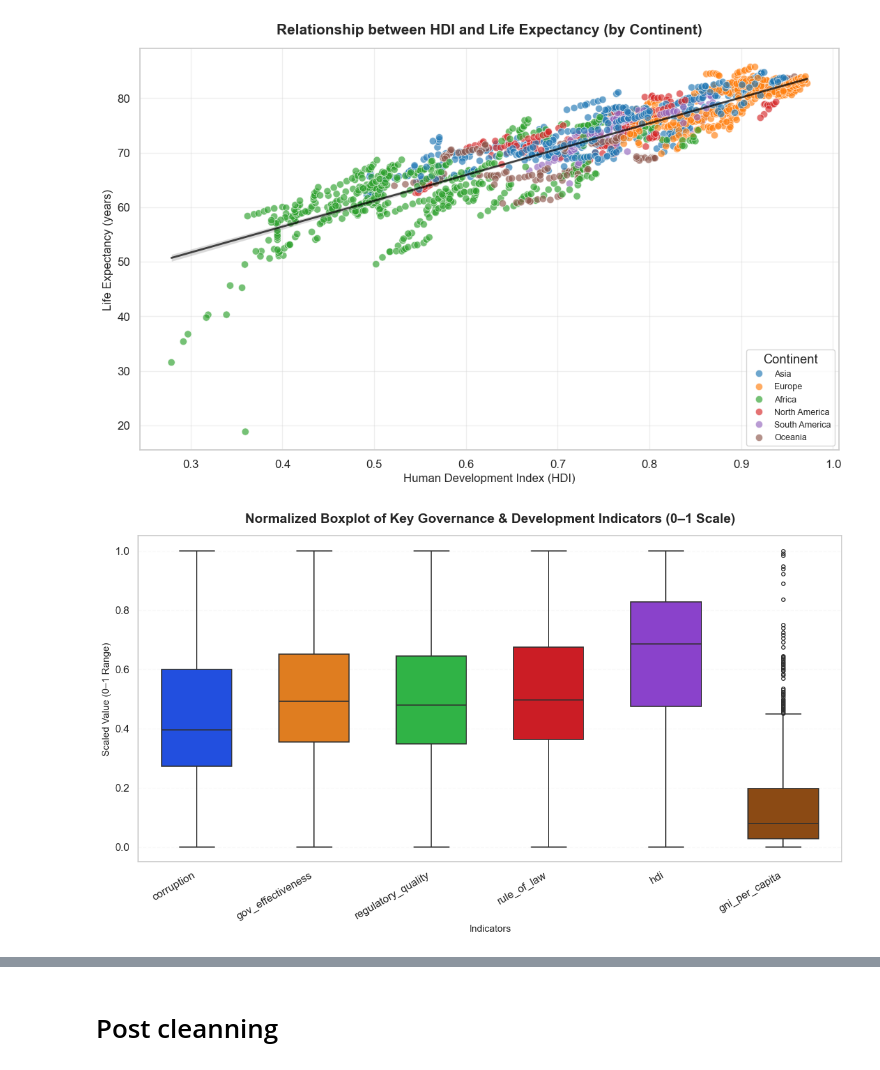
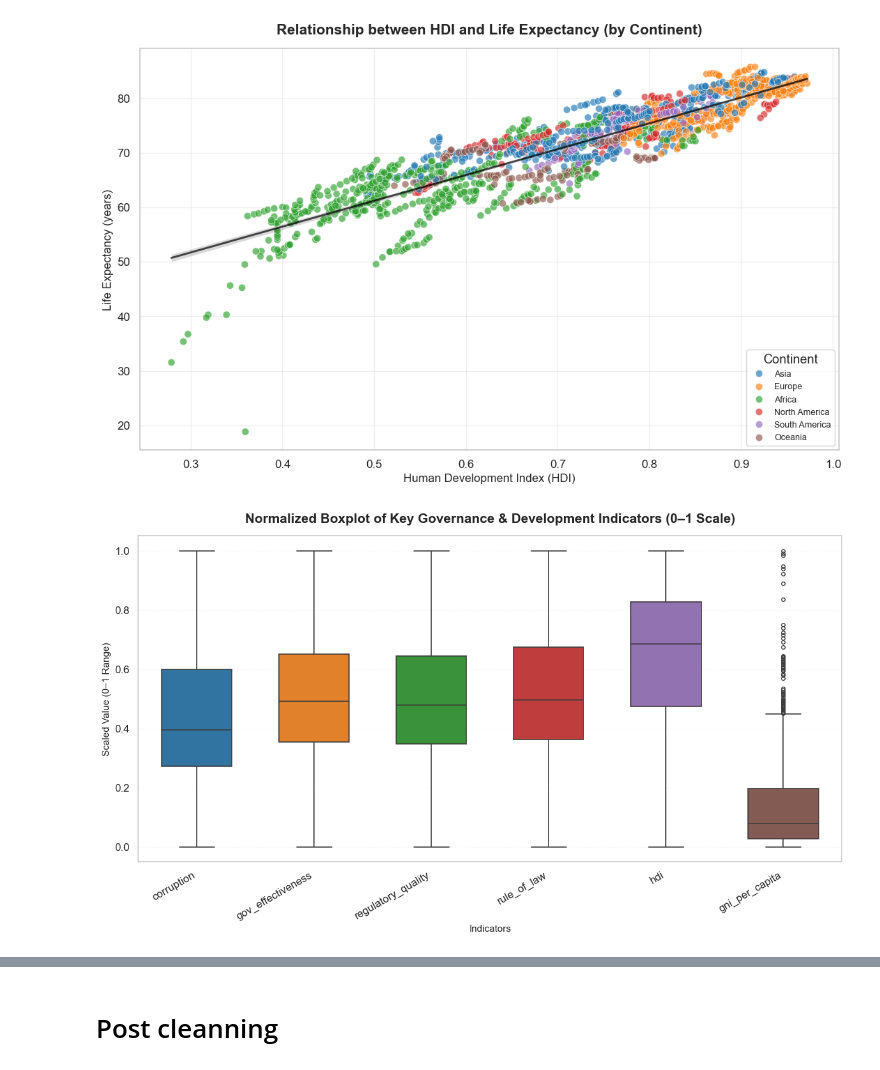
Before and after one commit to moonexca/governance-effectiveness-global-society-ml, a Jupyter notebook: MachineLearning_SoledadYash.ipynb, the cells around one changed output, grey strips where cells are left out. Cells and saved outputs as stored; diff of their text form; code cells hidden in the pictures.

```diff
--- a/MachineLearning_SoledadYash.ipynb
+++ b/MachineLearning_SoledadYash.ipynb
@@ -474,17 +478,17 @@ plt.show()
 # %%
 from sklearn.preprocessing import MinMaxScaler
 key_features = ['corruption','gov_effectiveness','regulatory_quality','rule_of_law','hdi','gni_per_capita']
 scaler = MinMaxScaler()
 scaled_data = pd.DataFrame(scaler.fit_transform(numeric_df[key_features]), columns=key_features)
 sns.set(style="whitegrid", font_scale=1.1)
 plt.figure(figsize=(12,7))
-sns.boxplot(data=scaled_data, palette='bright', width=0.6, fliersize=4, linewidth=1.2)
+sns.boxplot(data=scaled_data, palette='tab10', width=0.6, fliersize=4, linewidth=1.2)
 plt.title("Normalized Boxplot of Key Governance & Development Indicators (0–1 Scale)", fontsize=15, weight='bold', pad=15)
 plt.ylabel("Scaled Value (0–1 Range)", fontsize=11)
 plt.xlabel("Indicators", fontsize=11)
 plt.xticks(rotation=30, ha='right')
 plt.grid(axis='y', linestyle='--', alpha=0.1)
 plt.tight_layout()
 plt.show()
 # %% [output]
-[figure, old version]
+[figure, new version]
```
Also changed, not shown: parts of 39 cells of this notebook.
